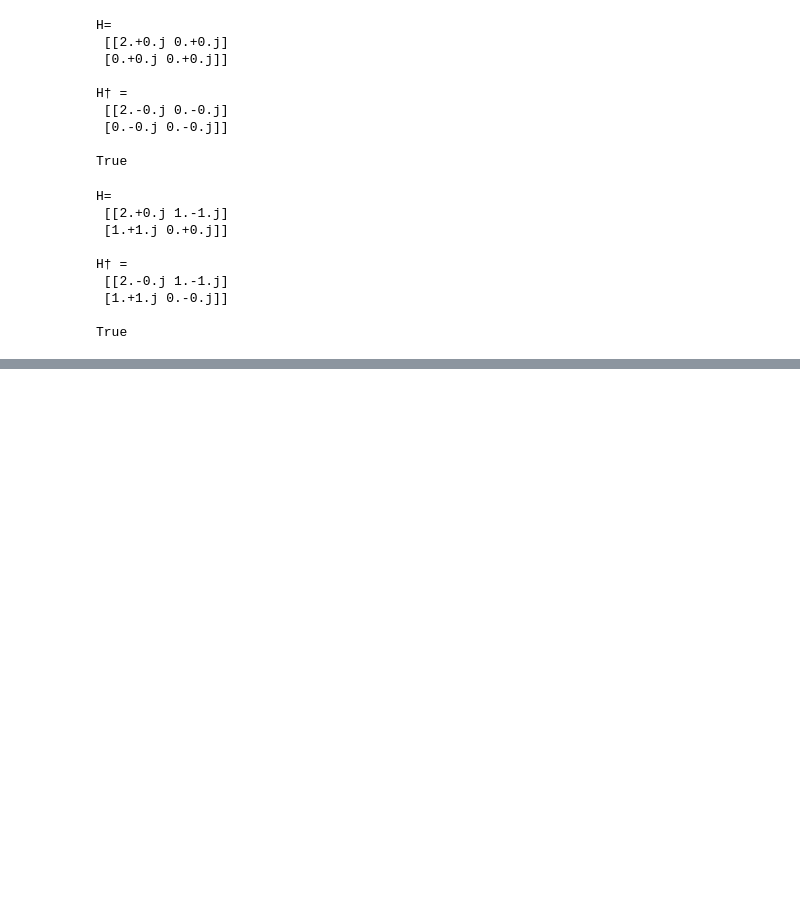
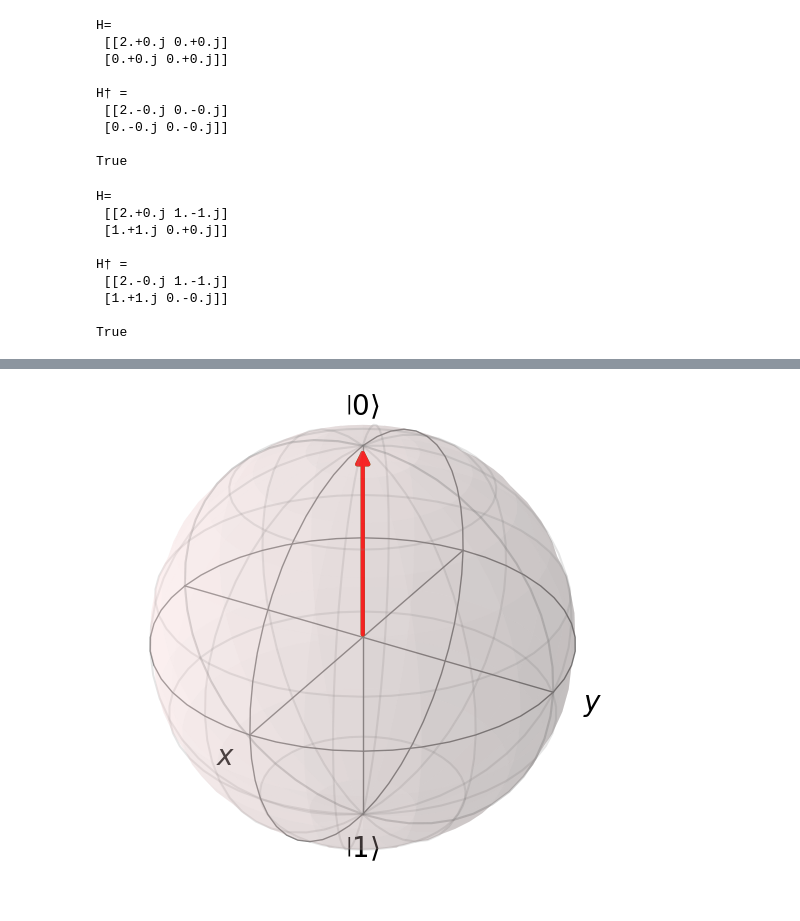
Before and after one commit to Abiyzelalem27/QuantumDynamicsLab, a Jupyter notebook: lecture_5.ipynb, the cells around one changed output, grey strips where cells are left out. Drawn from its saved outputs; the diff is of its cells as text; code cells hidden in the pictures; blank space fills up the shorter version.

```diff
--- a/lecture_5.ipynb
+++ b/lecture_5.ipynb
@@ -245,0 +556,21 @@ Evolved state=
+# %%
+Omega = 1
+t = np.pi
+theta = 2 * np.pi
+axis = [0, 1, 0]
+Rx = bs.operators.rotation_gate(theta, axis)
+psi0 = np.array([1, 0], dtype=complex)
+psi_t = Rx @ psi0
+
+# Convert NumPy to QuTiP visualitions in Bloch spheres
+initial_Qobj = qt.Qobj(psi0)
+final_Qobj = qt.Qobj(psi_t)
+
+# Bloch sphere visualization initial state -> green and  final state -> red
+b = Bloch(figsize=(5,5))
+b.add_states([initial_Qobj, final_Qobj])
+b.vector_color = ['green', 'red']
+
+b.show()
+# %% [output]
+[figure, added]
```
Also changed, not shown: parts of 15 cells of this notebook.
